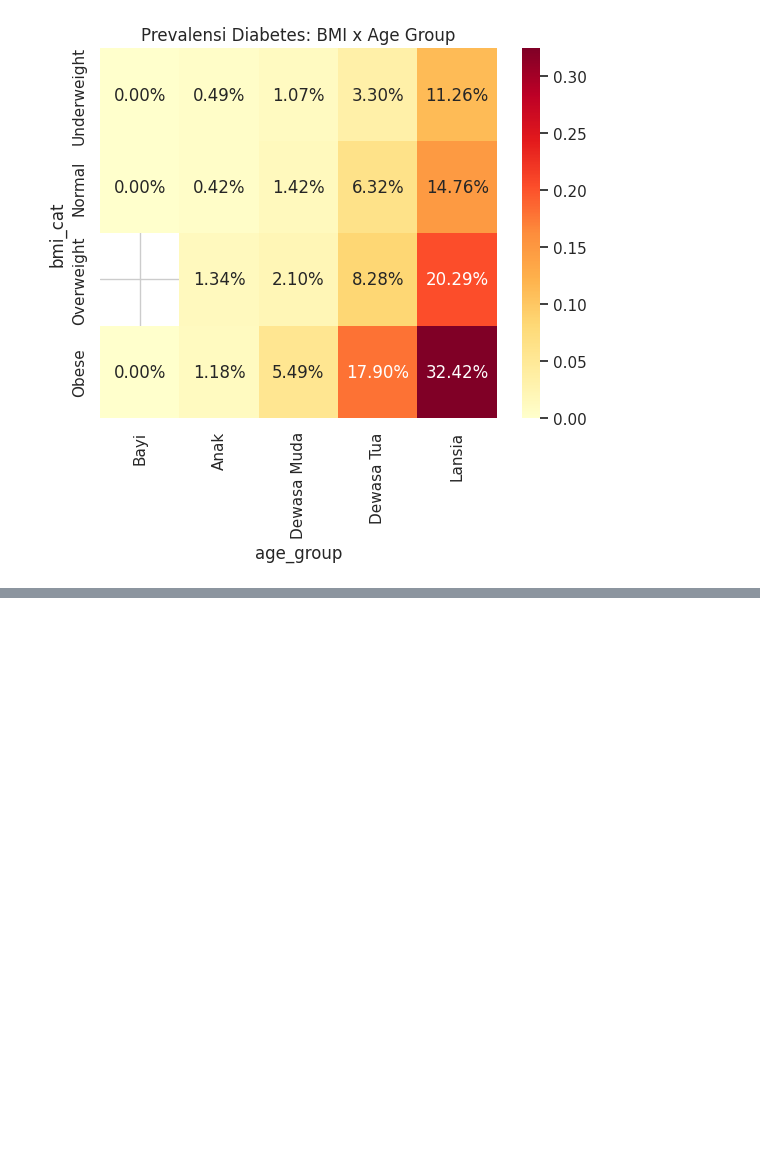
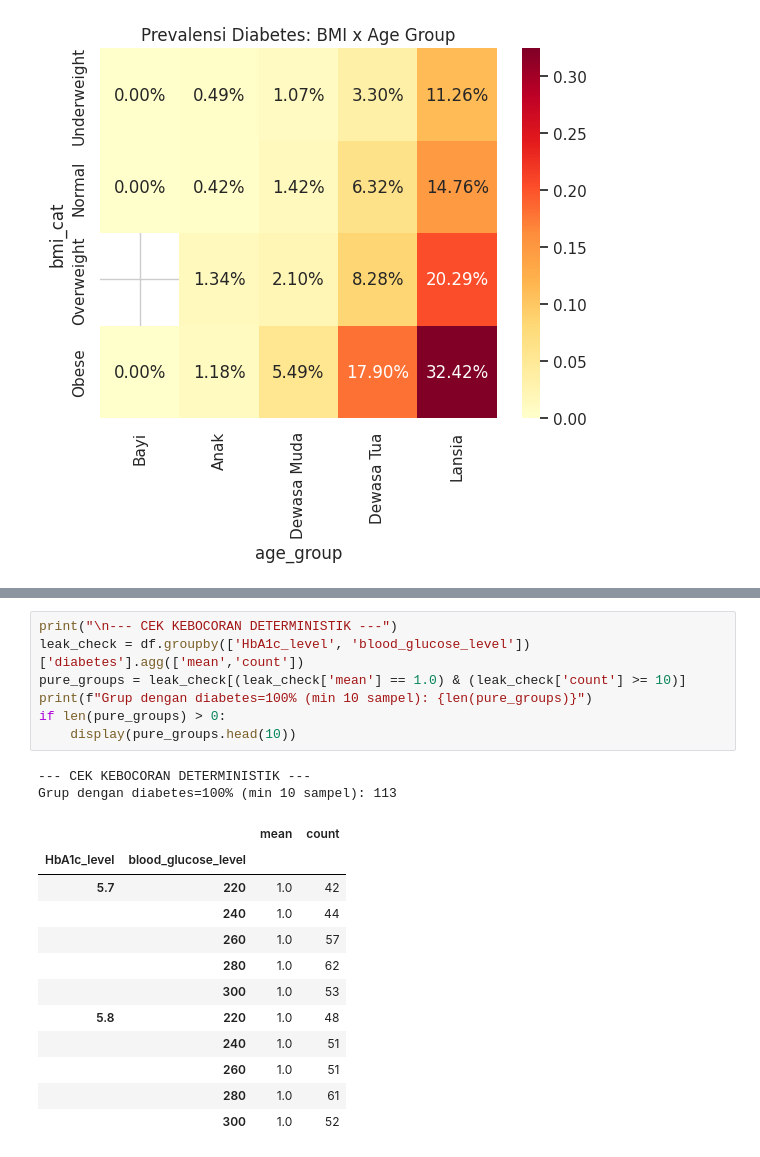
Before and after one commit to aariffaqiih/temp, a Jupyter notebook: Untitled14.ipynb, the cells around one changed output, grey strips where cells are left out. Drawn from its saved outputs; the diff is of its cells as text; blank space fills up the shorter version.

```diff
--- a/Untitled14.ipynb
+++ b/Untitled14.ipynb
@@ -351,0 +383,22 @@ plt.show()
+# %%
+print("\n--- CEK KEBOCORAN DETERMINISTIK ---")
+leak_check = df.groupby(['HbA1c_level', 'blood_glucose_level'])['diabetes'].agg(['mean','count'])
+pure_groups = leak_check[(leak_check['mean'] == 1.0) & (leak_check['count'] >= 10)]
+print(f"Grup dengan diabetes=100% (min 10 sampel): {len(pure_groups)}")
+if len(pure_groups) > 0:
+    display(pure_groups.head(10))
+# %% [output]
+--- CEK KEBOCORAN DETERMINISTIK ---
+Grup dengan diabetes=100% (min 10 sampel): 113
+|  |  | mean | count |
+| HbA1c_level | blood_glucose_level |  |  |
+| 5.7 | 220 | 1.0 | 42 |
+|  | 240 | 1.0 | 44 |
+|  | 260 | 1.0 | 57 |
+|  | 280 | 1.0 | 62 |
+|  | 300 | 1.0 | 53 |
+| 5.8 | 220 | 1.0 | 48 |
+|  | 240 | 1.0 | 51 |
+|  | 260 | 1.0 | 51 |
+|  | 280 | 1.0 | 61 |
+|  | 300 | 1.0 | 52 |
```
Also changed, not shown: parts of 4 cells of this notebook.
